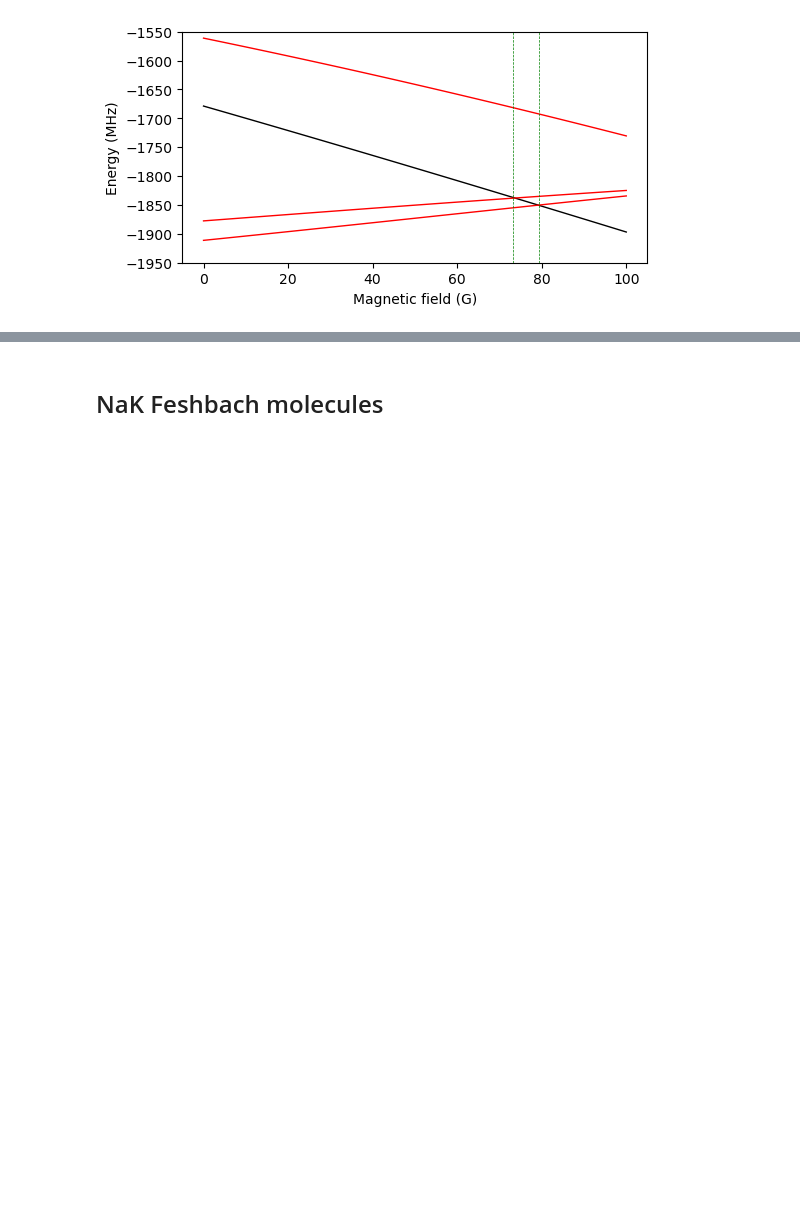
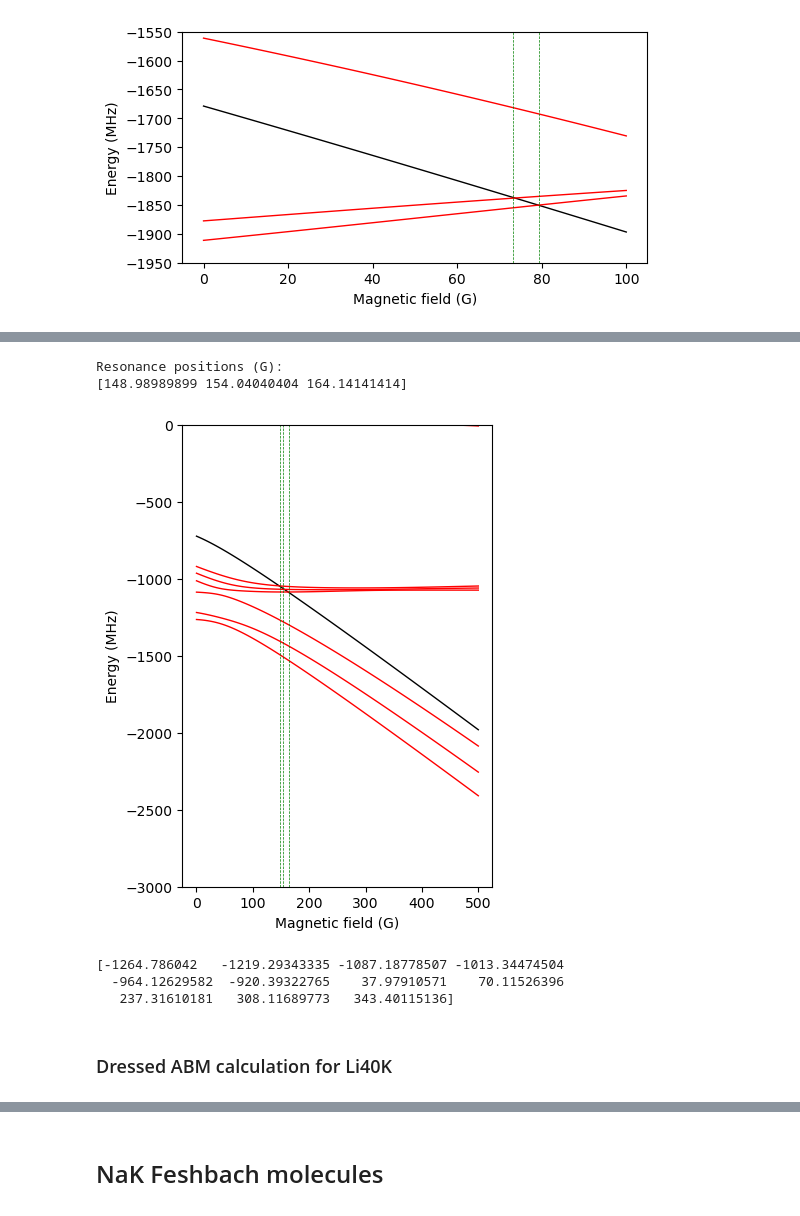
Before and after one commit to huanium/huanium, a Jupyter notebook: MIT_PhD/Fermi1/Fermi1 Calculator/Fermi1_Calculator_part_3_of_5.ipynb, the cells around one changed output, grey strips where cells are left out. Saved outputs shown, nothing was run; the diff lists cells and outputs as text; code cells hidden in the pictures; blank space fills up the shorter version.

```diff
--- a/MIT_PhD/Fermi1/Fermi1 Calculator/Fermi1_Calculator_part_3_of_5.ipynb
+++ b/MIT_PhD/Fermi1/Fermi1 Calculator/Fermi1_Calculator_part_3_of_5.ipynb
@@ -1261,0 +1322,42 @@ plt.show()
+# %%
+# helper functions
+def calculate_threshold_energy_LiK(B_calc, Li_state_number, K_state_number, Li_Ahf, Li_Bhf, L_Li, S_Li, J_Li, K_Ahf, K_Bhf, L_K, S_K, J_K):
+    threshold_energies = []*B_calc.size
+    for b in B_calc:
+        Li_energies_at_B_calc = zeeman_energy_calculator(J_Li,Li6I,Li6gI,L_Li,S_Li,b, Li_Ahf, Li_Bhf, labeling_mode = None)
+        K_energies_at_B_calc  = zeeman_energy_calculator(J_K,K40I,K40gI,L_K,S_K,b, K_Ahf, K_Bhf, labeling_mode = None)
+        threshold_energies.append(Li_energies_at_B_calc[Li_state_number] + K_energies_at_B_calc[K_state_number])
+    return threshold_energies
+
+def standard_ABM_spin_basis_Li40K(mF_Li, mF_K):
+    # the ABM spin basis has the form {J, MJ, mI_Li, mI_K}
+    # since L = 0, we have J = S = {0,1}
+    mI_Li = np.linspace(-Li6I, Li6I, int(2*Li6I+1))
+    mI_K = np.linspace(-K40I, K40I, int(2*K40I+1))
+    ABM_spin_basis = []
+    for J in [0,1]:
+        mJ = np.linspace(-J, J, int(2*J+1))
+        for mj in mJ:
+            for mi_Li in mI_Li:
+                for mi_K in mI_K:
+                    if mi_Li + mi_K + mj == mF_Li + mF_K:
+                        ABM_spin_basis.append([J, mj, mi_Li, mi_K])
+    ABM_spin_basis = np.array(ABM_spin_basis)
+    return ABM_spin_basis
+
+def standard_ABM_product_basis_Li40K(mF_Li, mF_K):
+    # the ABM product basis has the form {mJ_Li, mJ_K, mI_Li, mI_K}
+    # since L = 0, we have J = S = {0,1}
+    mI_Li = np.linspace(-Li6I, Li6I, int(2*Li6I+1))
+    mI_K = np.linspace(-K40I, K40I, int(2*K40I+1))
+    mJ_Li = np.linspace(-1/2, 1/2, int(2*1/2+1))
+    mJ_K = np.linspace(-1/2, 1/2, int(2*1/2+1))
+    ABM_product_basis = []
+    for mj_Li in mJ_Li:
+        for mj_K in mJ_K:
+            for mi_Li in mI_Li:
+                for mi_K in mI_K:
+                    if mi_Li + mi_K + mj_Li + mj_K == mF_Li + mF_K:
+                        ABM_product_basis.append([mj_Li, mj_K, mi_Li, mi_K])
+    ABM_product_basis = np.array(ABM_product_basis)
+    return ABM_product_basis
@@ -1261,0 +1462,12 @@ plt.show()
+# %%
+# standard ABM predicts Feshbach resonances for Li6 (1/2,1/2) + K40 (9/2,-7/2)
+standard_ABM_calculate_LiK(1/2,-7/2, singlet_E0 = -713, triplet_E0 = -425, FC= 0.979, B_fields = np.linspace(0,500,100), y_plot_range = [-3000,0])
+# %% [output]
+Resonance positions (G):
+[148.98989899 154.04040404 164.14141414]
+[figure, added]
+[-1264.786042   -1219.29343335 -1087.18778507 -1013.34474504
+  -964.12629582  -920.39322765    37.97910571    70.11526396
+   237.31610181   308.11689773   343.40115136]
+# %% [markdown]
+## <font size=4> Dressed ABM calculation for Li40K </font>
```
Also changed, not shown: parts of 17 cells of this notebook, 5 other files.
